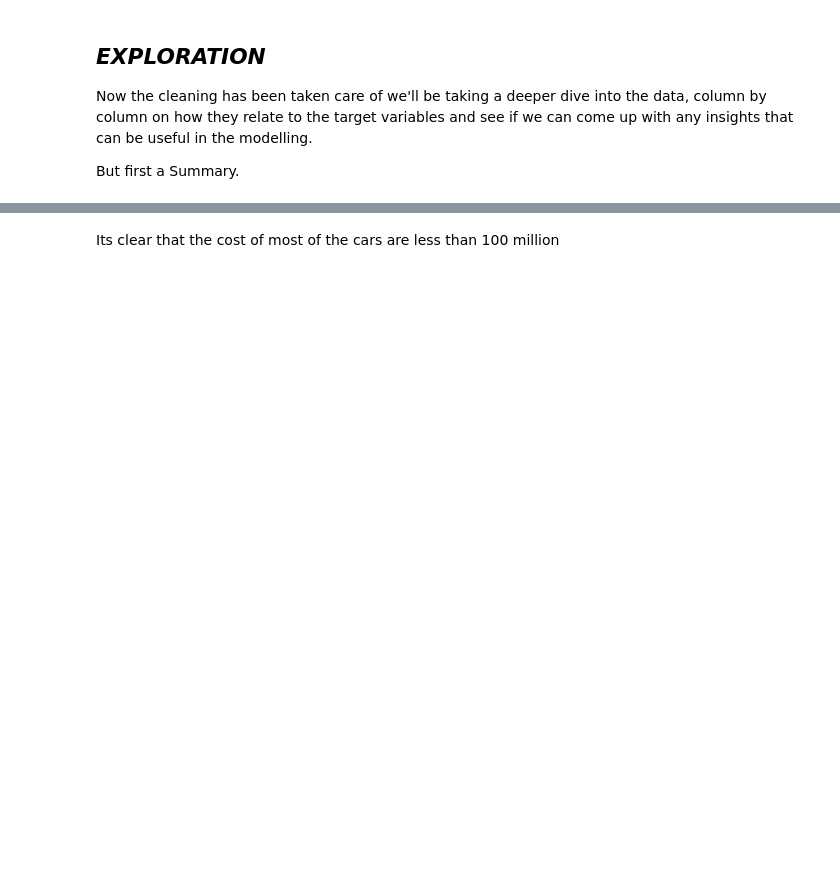
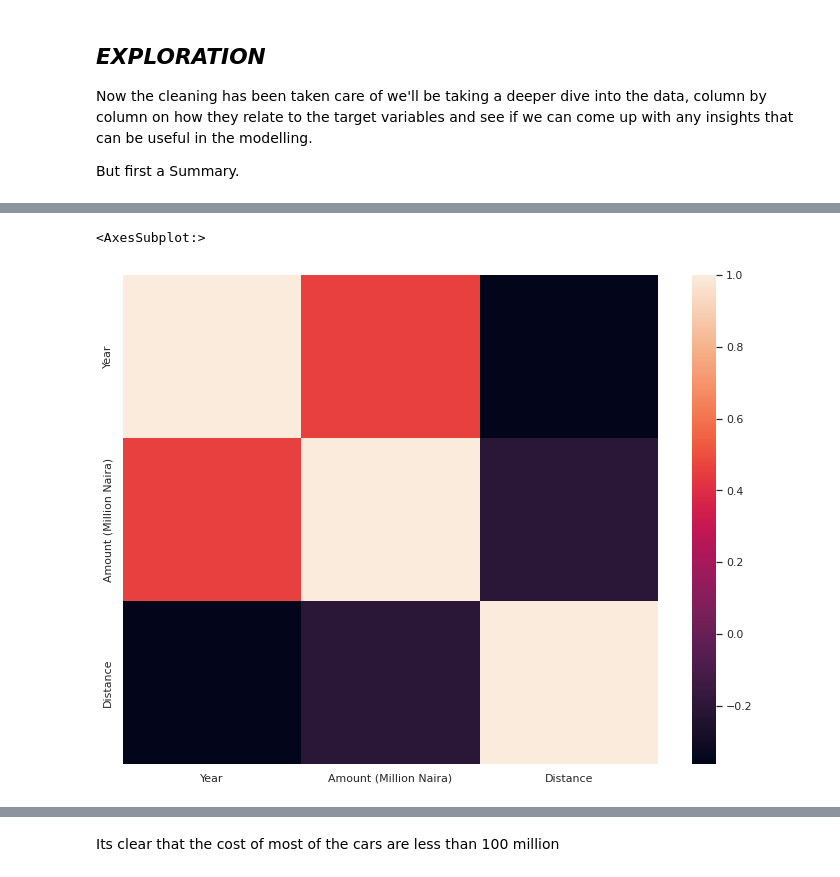
Before and after one commit to atehe/DSN_AI-INVASION_2022, a Jupyter notebook: notebook/Untitled.ipynb, the cells around one changed output, grey strips where cells are left out. Cells and saved outputs as stored; diff of their text form; code cells hidden in the pictures; blank space fills up the shorter version.

```diff
--- a/notebook/Untitled.ipynb
+++ b/notebook/Untitled.ipynb
@@ -14,7 +14,8 @@ import pandas as pd
 import matplotlib.pyplot as plt
 import seaborn as sns
 
-sns.set()  # set plots to seaborn style
+sns.set()   # set plots to seaborn style
+plt.rcParams["figure.figsize"] = (12,9)
 # %% [markdown]
 ## The Data
 
@@ -197,0 +176,5 @@ train.describe(include=['O'])
+# %%
+sns.heatmap(train.corr())
+# %% [output]
+<AxesSubplot:>
+[figure, added]
```
Also changed, not shown: parts of 62 cells of this notebook, 4 other files.
